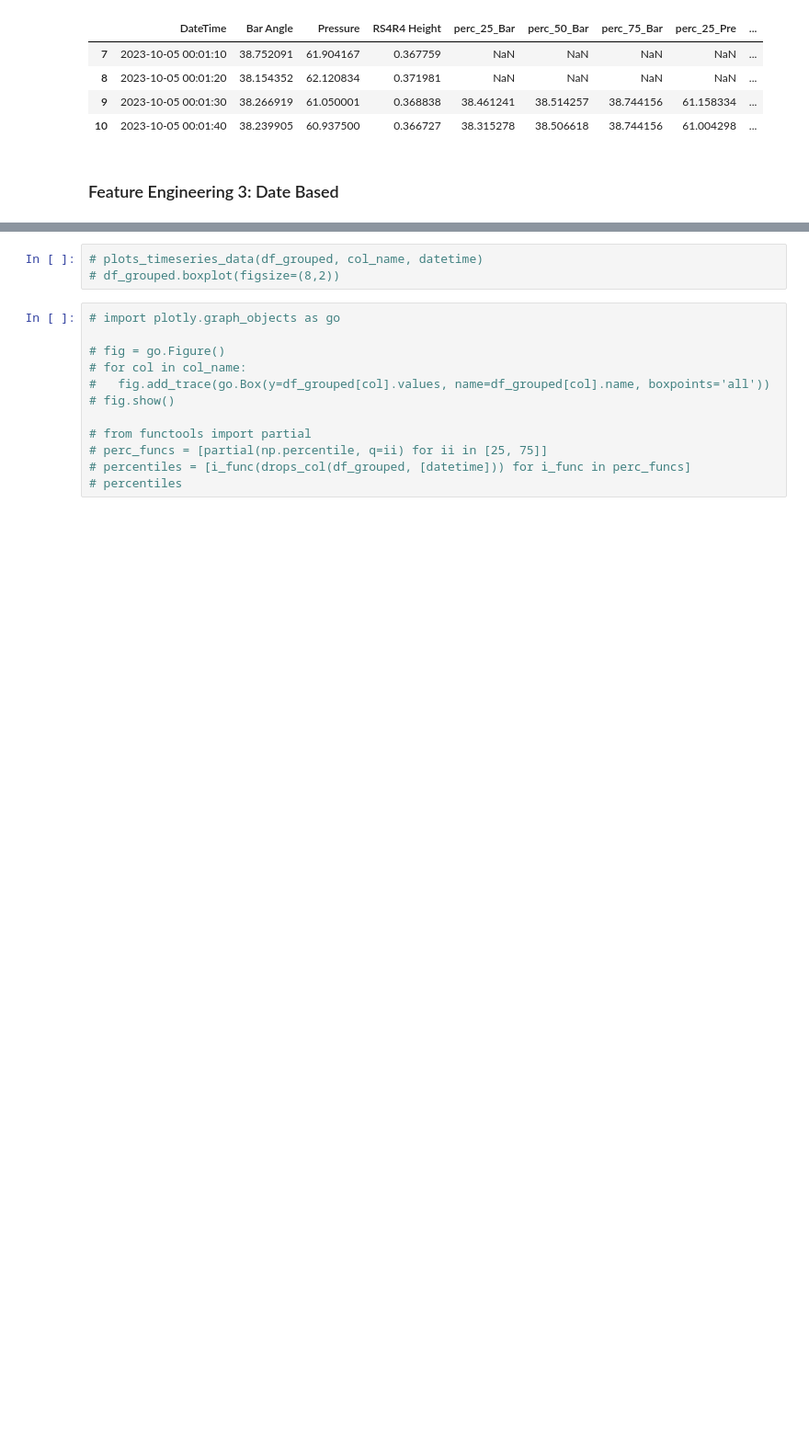
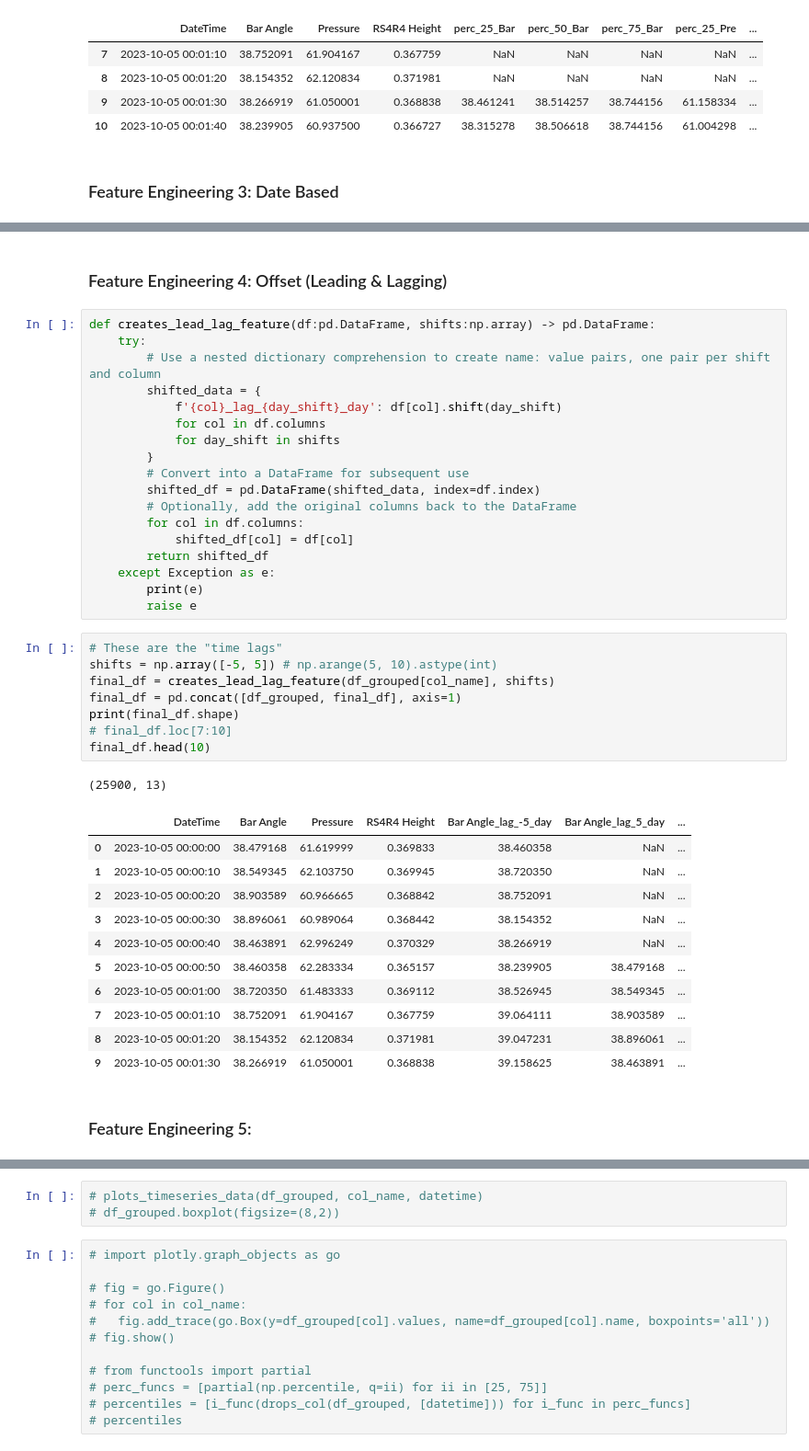
Before and after one commit to iseakash/data_science_materials, a Jupyter notebook: ml_standard_codes/feature_engg/time_series_features.ipynb, the cells around one changed output, grey strips where cells are left out. Shown at 92% size. Saved outputs shown, nothing was run; the diff lists cells and outputs as text; blank space fills up the shorter version.

```diff
--- a/ml_standard_codes/feature_engg/time_series_features.ipynb
+++ b/ml_standard_codes/feature_engg/time_series_features.ipynb
@@ -260,0 +255,43 @@ creates_date_features(df_grouped, datetime)
+# %% [markdown]
+### Feature Engineering 4: Offset (Leading & Lagging)
+# %%
+def creates_lead_lag_feature(df:pd.DataFrame, shifts:np.array) -> pd.DataFrame:
+    try:
+        # Use a nested dictionary comprehension to create name: value pairs, one pair per shift and column
+        shifted_data = {
+            f'{col}_lag_{day_shift}_day': df[col].shift(day_shift)
+            for col in df.columns
+            for day_shift in shifts
+        }
+        # Convert into a DataFrame for subsequent use
+        shifted_df = pd.DataFrame(shifted_data, index=df.index)
+        # Optionally, add the original columns back to the DataFrame
+        for col in df.columns:
+            shifted_df[col] = df[col]
+        return shifted_df
+    except Exception as e:
+        print(e)
+        raise e
+# %%
+# These are the "time lags"
+shifts = np.array([-5, 5]) # np.arange(5, 10).astype(int)
+final_df = creates_lead_lag_feature(df_grouped[col_name], shifts)
+final_df = pd.concat([df_grouped, final_df], axis=1)
+print(final_df.shape)
+# final_df.loc[7:10]
+final_df.head(10)
+# %% [output]
+(25900, 13)
+|  | DateTime | Bar Angle | Pressure | RS4R4 Height | Bar Angle_lag_-5_day | Bar Angle_lag_5_day | ... |
+| 0 | 2023-10-05 00:00:00 | 38.479168 | 61.619999 | 0.369833 | 38.460358 | NaN | ... |
+| 1 | 2023-10-05 00:00:10 | 38.549345 | 62.103750 | 0.369945 | 38.720350 | NaN | ... |
+| 2 | 2023-10-05 00:00:20 | 38.903589 | 60.966665 | 0.368842 | 38.752091 | NaN | ... |
+| 3 | 2023-10-05 00:00:30 | 38.896061 | 60.989064 | 0.368442 | 38.154352 | NaN | ... |
+| 4 | 2023-10-05 00:00:40 | 38.463891 | 62.996249 | 0.370329 | 38.266919 | NaN | ... |
+| 5 | 2023-10-05 00:00:50 | 38.460358 | 62.283334 | 0.365157 | 38.239905 | 38.479168 | ... |
+| 6 | 2023-10-05 00:01:00 | 38.720350 | 61.483333 | 0.369112 | 38.526945 | 38.549345 | ... |
+| 7 | 2023-10-05 00:01:10 | 38.752091 | 61.904167 | 0.367759 | 39.064111 | 38.903589 | ... |
+| 8 | 2023-10-05 00:01:20 | 38.154352 | 62.120834 | 0.371981 | 39.047231 | 38.896061 | ... |
+| 9 | 2023-10-05 00:01:30 | 38.266919 | 61.050001 | 0.368838 | 39.158625 | 38.463891 | ... |
+# %% [markdown]
+### Feature Engineering 5:
```
Also changed, not shown: parts of 4 cells of this notebook, 2 other files.
